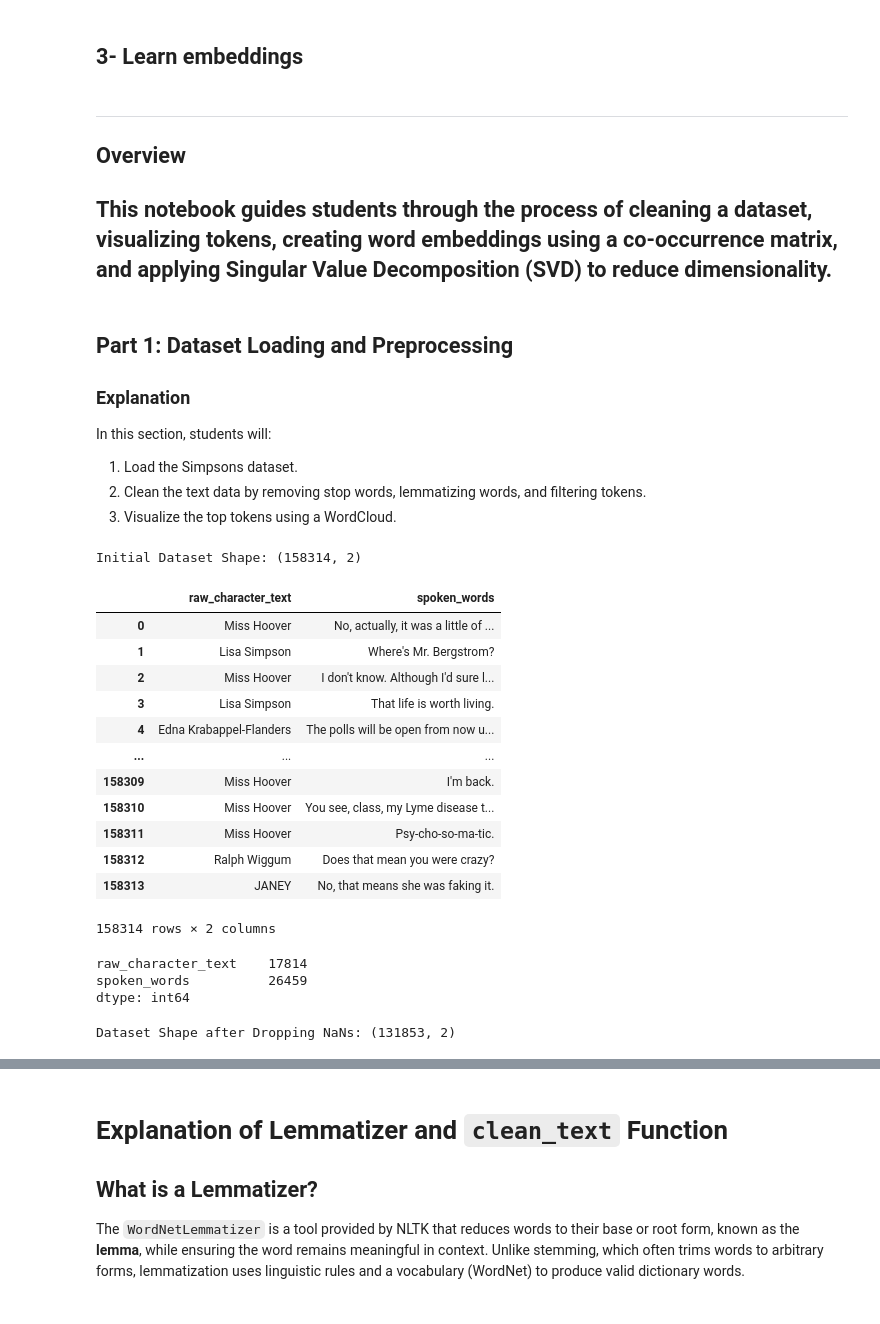
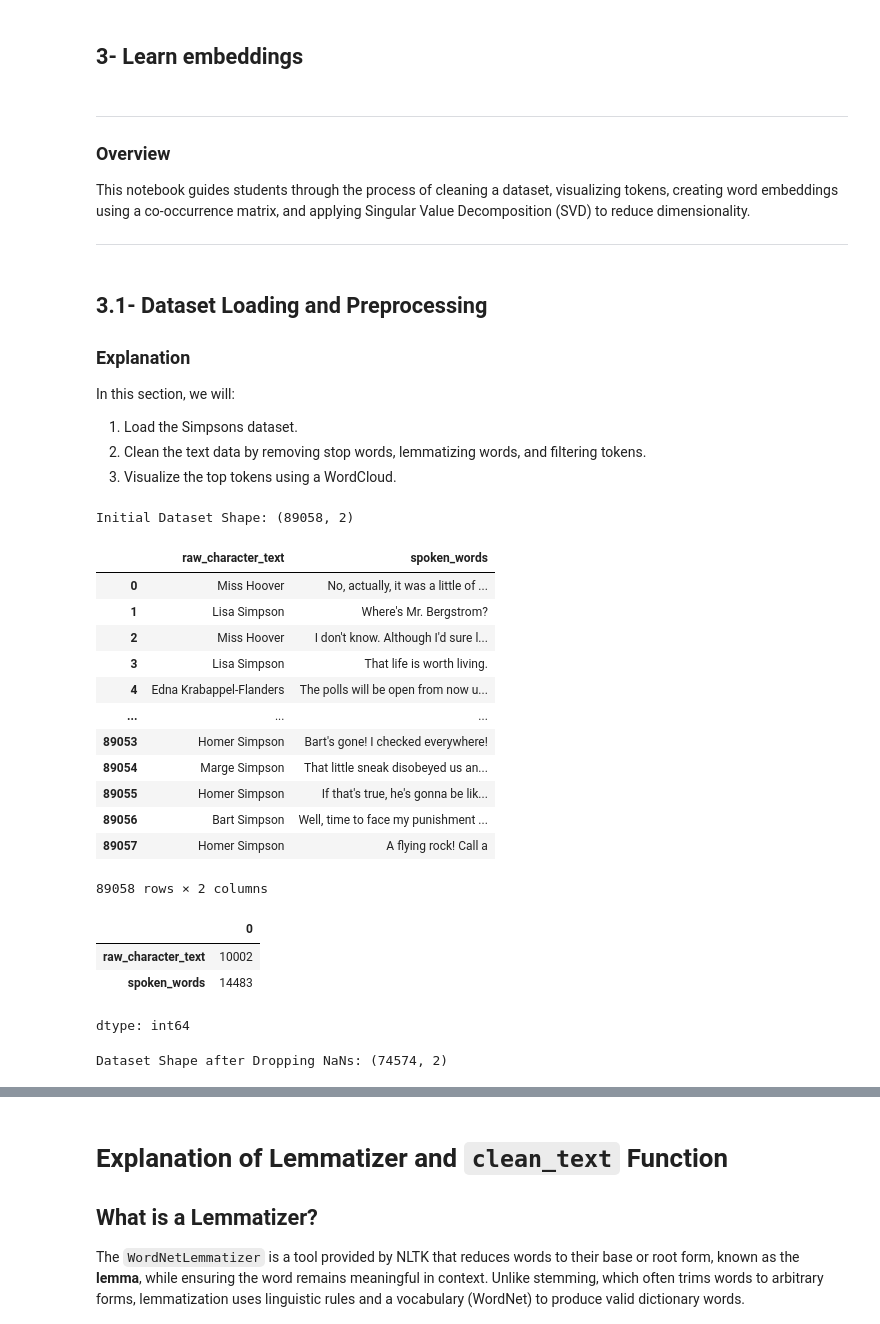
Before and after one commit to fraxea/Linear-Algebra-FALL2024-Assignment-2, a Jupyter notebook: Word Embeddings/draft.ipynb, the cells around one changed output, grey strips where cells are left out. Cells and saved outputs as stored; diff of their text form; code cells hidden in the pictures.

```diff
--- a/Word Embeddings/draft.ipynb
+++ b/Word Embeddings/draft.ipynb
@@ -228,48 +230,58 @@ init_notebook_mode(connected=True)
 # %% [markdown]
 ---
 
-## **Overview**
+### **Overview**
+
 This notebook guides students through the process of cleaning a dataset, visualizing tokens, creating word embeddings using a co-occurrence matrix, and applying Singular Value Decomposition (SVD) to reduce dimensionality.
+
 ---
 # %% [markdown]
-## **Part 1: Dataset Loading and Preprocessing**
+##  3.1- Dataset Loading and Preprocessing
 
 ### Explanation
-In this section, students will:
+In this section, we will:
 1. Load the Simpsons dataset.
 2. Clean the text data by removing stop words, lemmatizing words, and filtering tokens.
 3. Visualize the top tokens using a WordCloud.
 # %%
-df = pd.read_csv('simpsons_dataset.csv')
+#load simpsons dataset
+df = pd.read_csv('/content/simpsons_dataset.csv')
+
+
+#checkout datasets shape
 print(f"Initial Dataset Shape: {df.shape}")
+
+#show head of dataset
 df
 # %% [output]
-Initial Dataset Shape: (158314, 2)
+Initial Dataset Shape: (89058, 2)
 |  | raw_character_text | spoken_words |
 | 0 | Miss Hoover | No, actually, it was a little of ... |
 | 1 | Lisa Simpson | Where's Mr. Bergstrom? |
 | 2 | Miss Hoover | I don't know. Although I'd sure l... |
 | 3 | Lisa Simpson | That life is worth living. |
 | 4 | Edna Krabappel-Flanders | The polls will be open from now u... |
 | ... | ... | ... |
-| 158309 | Miss Hoover | I'm back. |
-| 158310 | Miss Hoover | You see, class, my Lyme disease t... |
-| 158311 | Miss Hoover | Psy-cho-so-ma-tic. |
-| 158312 | Ralph Wiggum | Does that mean you were crazy? |
-| 158313 | JANEY | No, that means she was faking it. |
+| 89053 | Homer Simpson | Bart's gone! I checked everywhere! |
+| 89054 | Marge Simpson | That little sneak disobeyed us an... |
+| 89055 | Homer Simpson | If that's true, he's gonna be lik... |
+| 89056 | Bart Simpson | Well, time to face my punishment ... |
+| 89057 | Homer Simpson | A flying rock! Call a |
-158314 rows × 2 columns
+89058 rows × 2 columns
-# %%
-df.isnull().sum()
-# %% [output]
-raw_character_text    17814
-spoken_words          26459
-dtype: int64
+# %%
+#checkout is there any missing values
+df.isnull().sum()
+# %% [output]
+|  | 0 |
+| raw_character_text | 10002 |
+| spoken_words | 14483 |
+dtype: int64
 # %%
 # Drop missing values
 df = df.dropna().reset_index(drop=True)
 print(f"Dataset Shape after Dropping NaNs: {df.shape}")
 # %% [output]
-Dataset Shape after Dropping NaNs: (131853, 2)
+Dataset Shape after Dropping NaNs: (74574, 2)
 # %% [markdown]
 # Removing Stop Words in NLP Using NLTK
 
```
Also changed, not shown: parts of 35 cells of this notebook.
